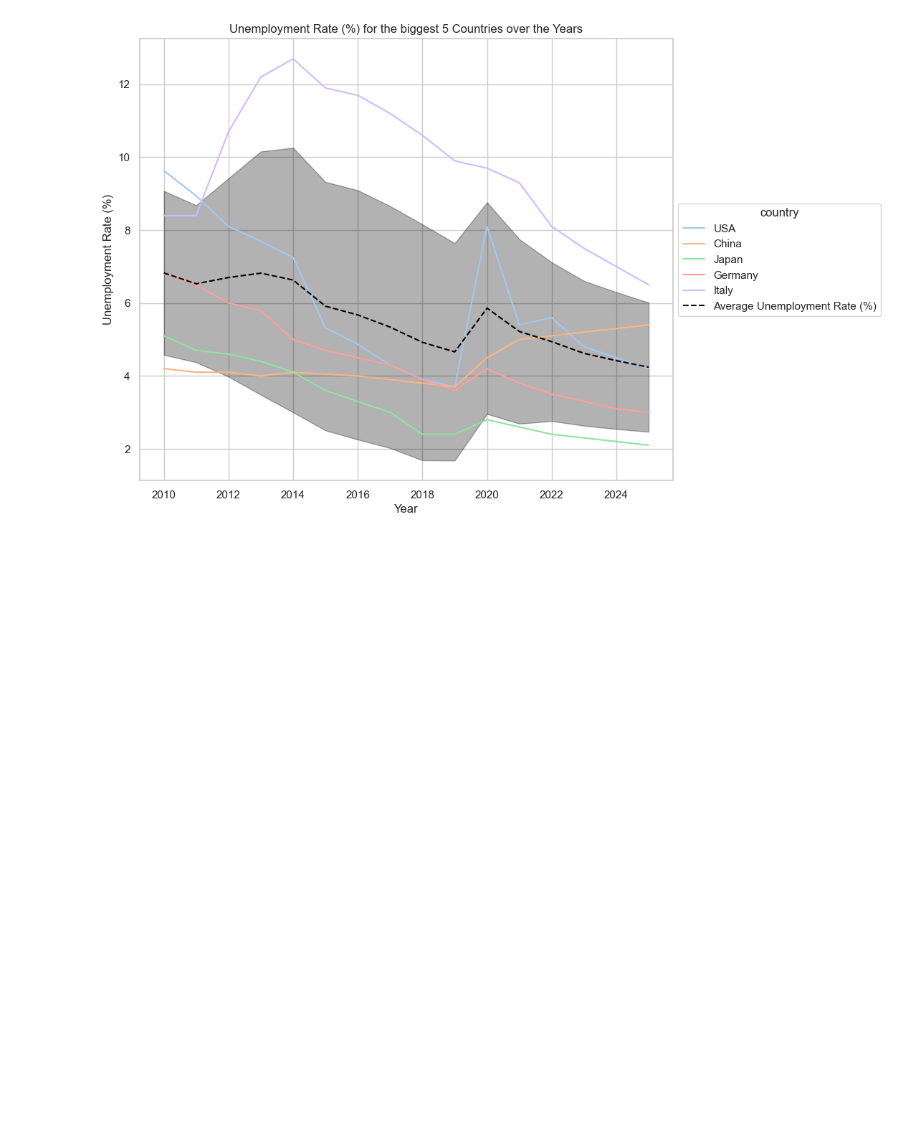
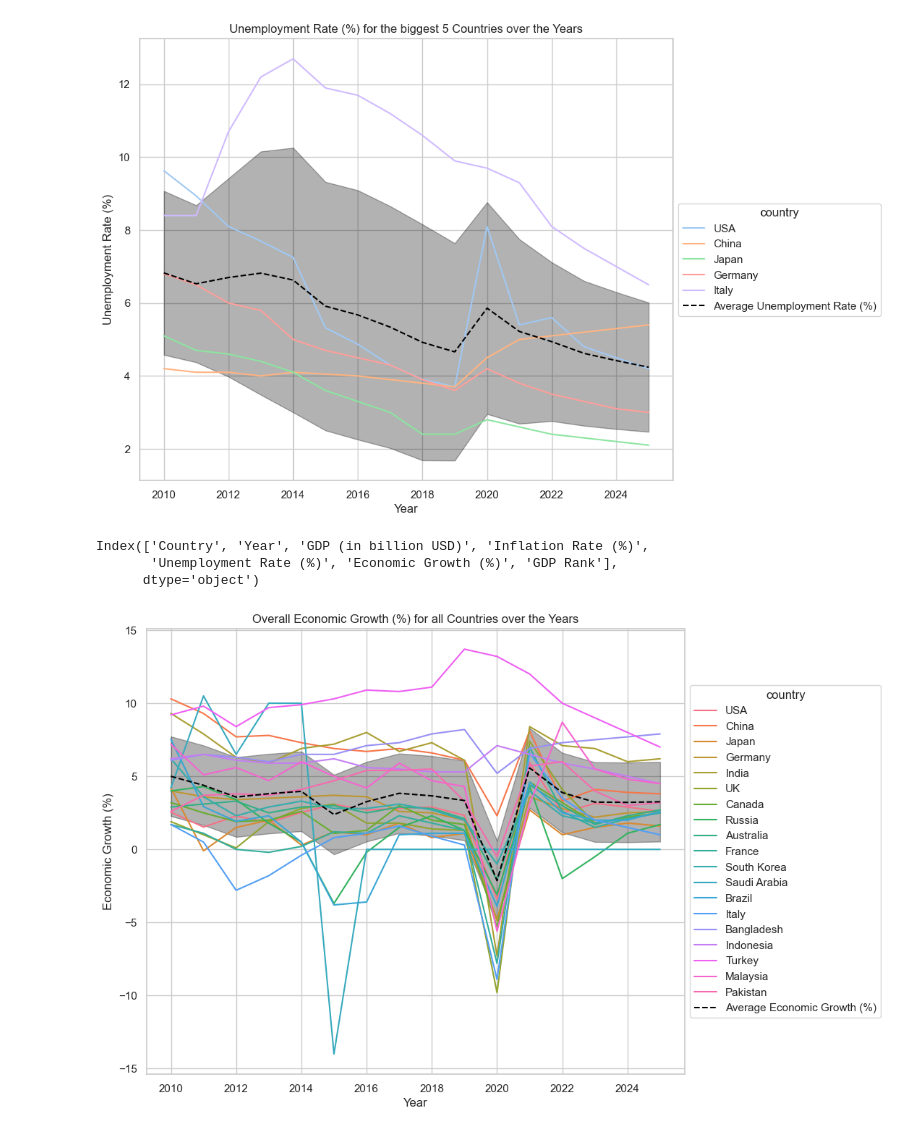
Before and after one commit to eric-kaufmann/economic-values, a Jupyter notebook: analysis.ipynb, the cells around one changed output. Cells and saved outputs as stored; diff of their text form; code cells hidden in the pictures; blank space fills up the shorter version.

```diff
--- a/analysis.ipynb
+++ b/analysis.ipynb
@@ -324,3 +324,44 @@ plt.title("Unemployment Rate (%) for the biggest 5 Countries over the Years")
 plt.show()
 # %% [output]
 [figure]
+# %%
+df.columns
+# %% [output]
+Index(['Country', 'Year', 'GDP (in billion USD)', 'Inflation Rate (%)',
+       'Unemployment Rate (%)', 'Economic Growth (%)', 'GDP Rank'],
+      dtype='object')
+# %%
+# How has the overall Economic Growth (%) changed over the years?
+
+fig, ax = plt.subplots(figsize=(12, 8))
+
+sns.set_theme(style="whitegrid", palette="pastel")
+
+sns.lineplot(data=df, x="Year", y="Economic Growth (%)", hue="Country")
+
+econ_growth_error = df.groupby("Year")["Economic Growth (%)"].apply(lambda x: (x-x.mean()).abs().mean()).reset_index()
+
+df_cmean = df.groupby("Year").mean(numeric_only=True).reset_index()
+ax.plot(
+    df_cmean["Year"],
+    df_cmean["Economic Growth (%)"],
+    linestyle="--",
+    label="Average Economic Growth (%)",
+    color="black"
+)
+ax.fill_between(
+    df_cmean["Year"],
+    df_cmean["Economic Growth (%)"]-df.groupby("Year")["Economic Growth (%)"].std().values[0],
+    df_cmean["Economic Growth (%)"]+df.groupby("Year")["Economic Growth (%)"].std().values[0],
+    color="black",
+    alpha=0.3
+)
+
+box = ax.get_position()
+ax.set_position([box.x0, box.y0, box.width * 0.8, box.height])
+
+ax.legend(title="country", loc='center left', bbox_to_anchor=(1, 0.5))
+plt.title("Overall Economic Growth (%) for all Countries over the Years")
+plt.show()
+# %% [output]
+[figure, added]
```
Also changed, not shown: parts of 3 cells of this notebook.
